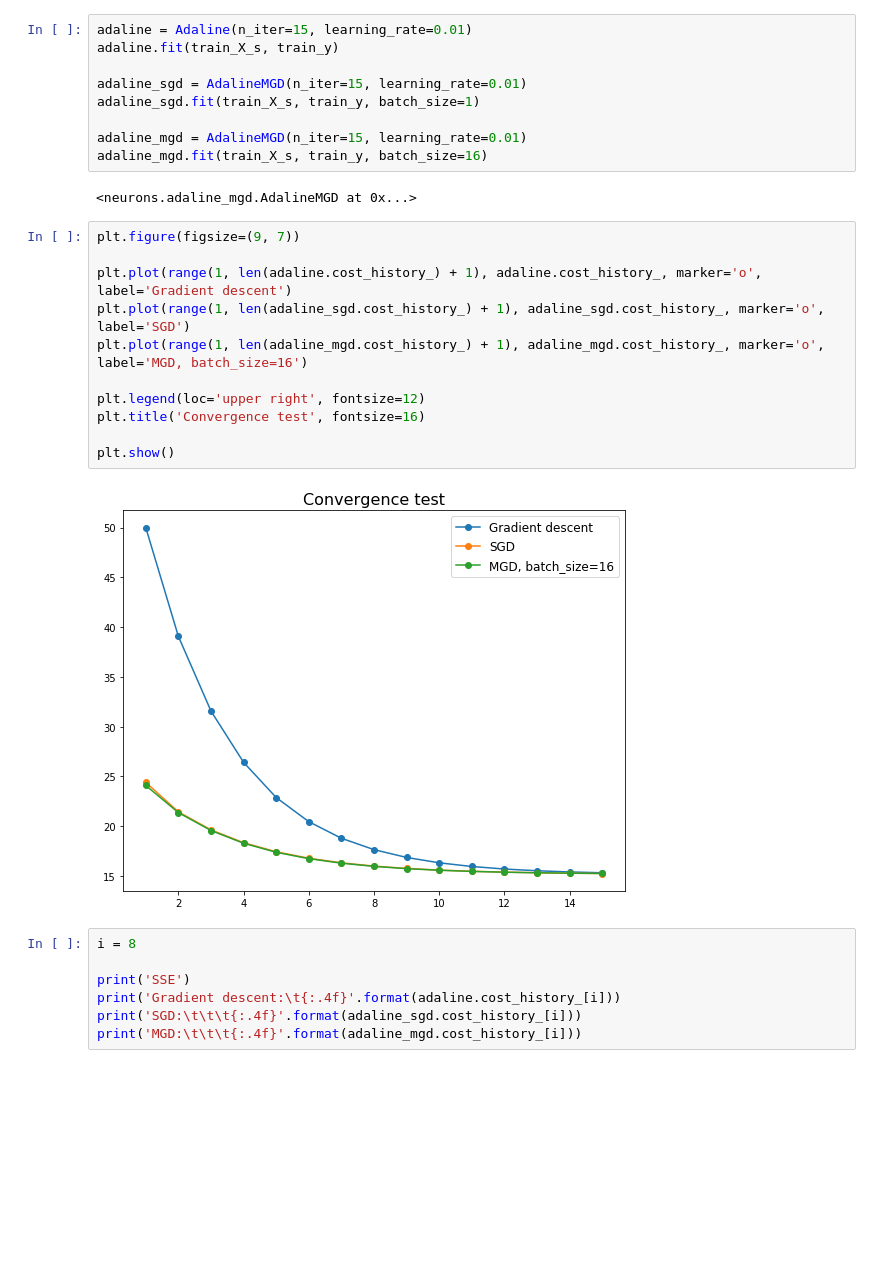
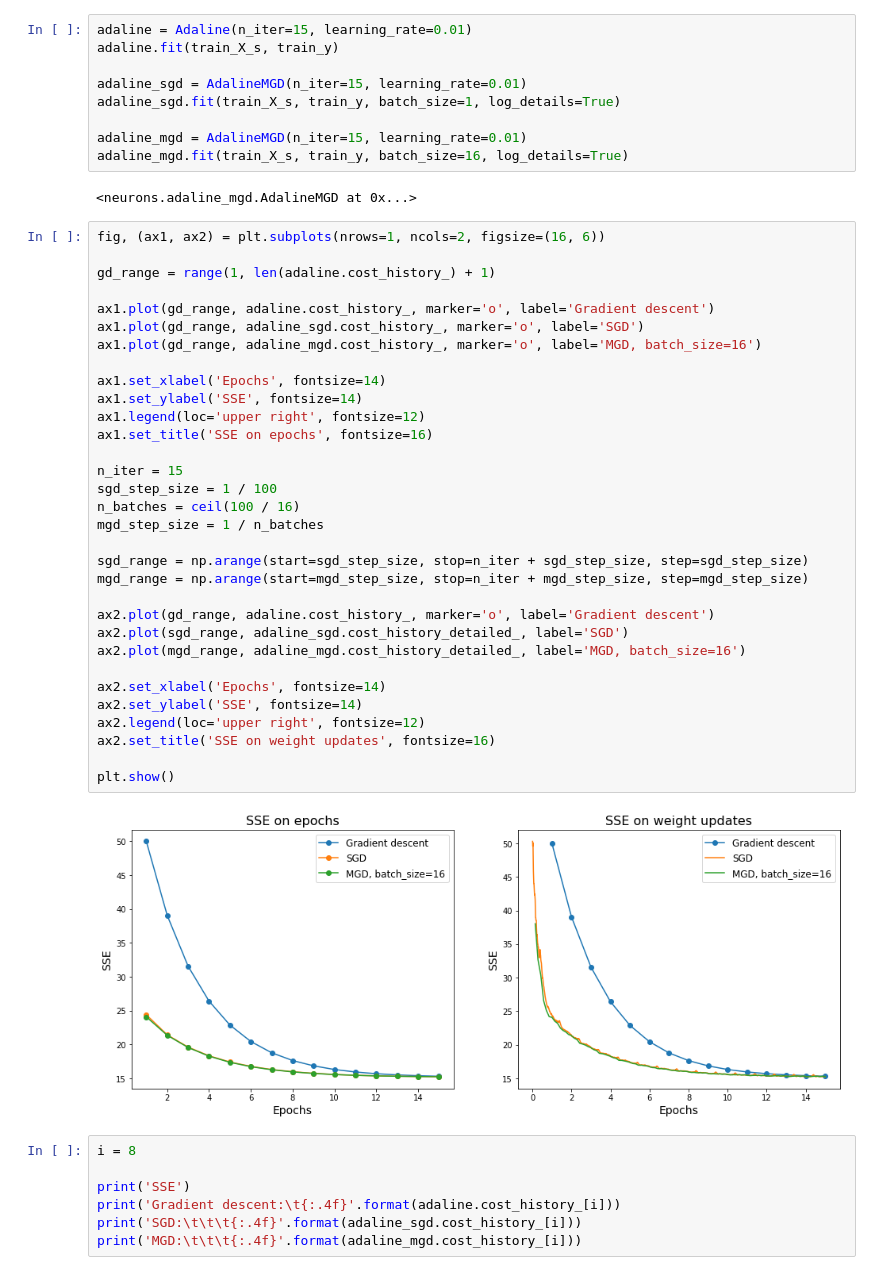
Before and after one commit to IwanVonNeumann/MCP-Neuron, a Jupyter notebook: Adaline example.ipynb, the cells around one changed output. Saved outputs shown, nothing was run; the diff lists cells and outputs as text; blank space fills up the shorter version.

Commit message:
cost on weight updates history logging & plots added

```diff
--- a/Adaline example.ipynb
+++ b/Adaline example.ipynb
@@ -131,25 +133,46 @@ adaline = Adaline(n_iter=15, learning_rate=0.01)
 adaline.fit(train_X_s, train_y)
 
 adaline_sgd = AdalineMGD(n_iter=15, learning_rate=0.01)
-adaline_sgd.fit(train_X_s, train_y, batch_size=1)
+adaline_sgd.fit(train_X_s, train_y, batch_size=1, log_details=True)
 
 adaline_mgd = AdalineMGD(n_iter=15, learning_rate=0.01)
-adaline_mgd.fit(train_X_s, train_y, batch_size=16)
+adaline_mgd.fit(train_X_s, train_y, batch_size=16, log_details=True)
 # %% [output]
 <neurons.adaline_mgd.AdalineMGD at 0x...>
-# %%
-plt.figure(figsize=(9, 7))
-
-plt.plot(range(1, len(adaline.cost_history_) + 1), adaline.cost_history_, marker='o', label='Gradient descent')
-plt.plot(range(1, len(adaline_sgd.cost_history_) + 1), adaline_sgd.cost_history_, marker='o', label='SGD')
-plt.plot(range(1, len(adaline_mgd.cost_history_) + 1), adaline_mgd.cost_history_, marker='o', label='MGD, batch_size=16')
-
-plt.legend(loc='upper right', fontsize=12)
-plt.title('Convergence test', fontsize=16)
-
-plt.show()
-# %% [output]
-[figure, removed]
+# %%
+fig, (ax1, ax2) = plt.subplots(nrows=1, ncols=2, figsize=(16, 6))
+
+gd_range = range(1, len(adaline.cost_history_) + 1)
+
+ax1.plot(gd_range, adaline.cost_history_, marker='o', label='Gradient descent')
+ax1.plot(gd_range, adaline_sgd.cost_history_, marker='o', label='SGD')
+ax1.plot(gd_range, adaline_mgd.cost_history_, marker='o', label='MGD, batch_size=16')
+
+ax1.set_xlabel('Epochs', fontsize=14)
+ax1.set_ylabel('SSE', fontsize=14)
+ax1.legend(loc='upper right', fontsize=12)
+ax1.set_title('SSE on epochs', fontsize=16)
+
+n_iter = 15
+sgd_step_size = 1 / 100
+n_batches = ceil(100 / 16)
+mgd_step_size = 1 / n_batches
+
+sgd_range = np.arange(start=sgd_step_size, stop=n_iter + sgd_step_size, step=sgd_step_size)
+mgd_range = np.arange(start=mgd_step_size, stop=n_iter + mgd_step_size, step=mgd_step_size)
+
+ax2.plot(gd_range, adaline.cost_history_, marker='o', label='Gradient descent')
+ax2.plot(sgd_range, adaline_sgd.cost_history_detailed_, label='SGD')
+ax2.plot(mgd_range, adaline_mgd.cost_history_detailed_, label='MGD, batch_size=16')
+
+ax2.set_xlabel('Epochs', fontsize=14)
+ax2.set_ylabel('SSE', fontsize=14)
+ax2.legend(loc='upper right', fontsize=12)
+ax2.set_title('SSE on weight updates', fontsize=16)
+
+plt.show()
+# %% [output]
+[figure, added]
 # %%
 i = 8
 
```
Also changed, not shown: parts of 2 cells of this notebook, 1 other file.
